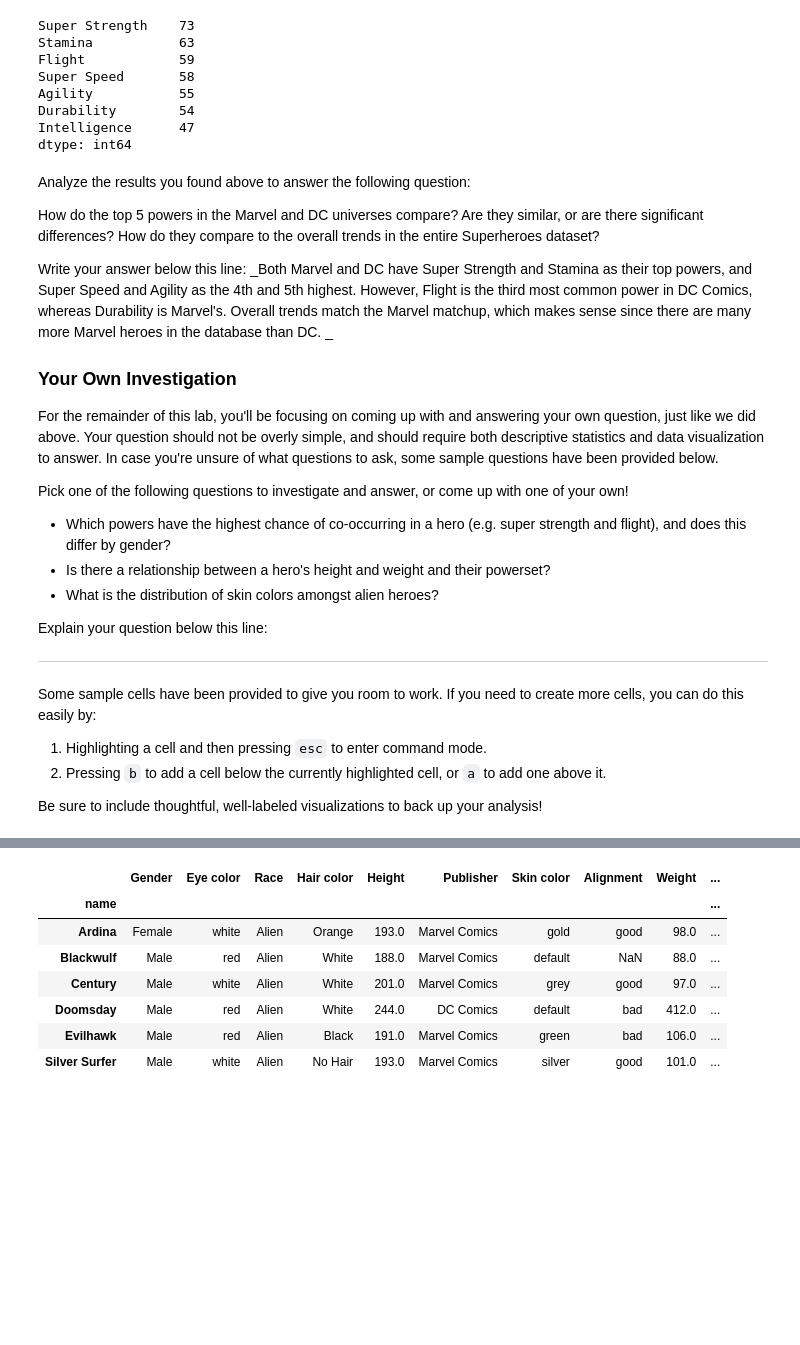
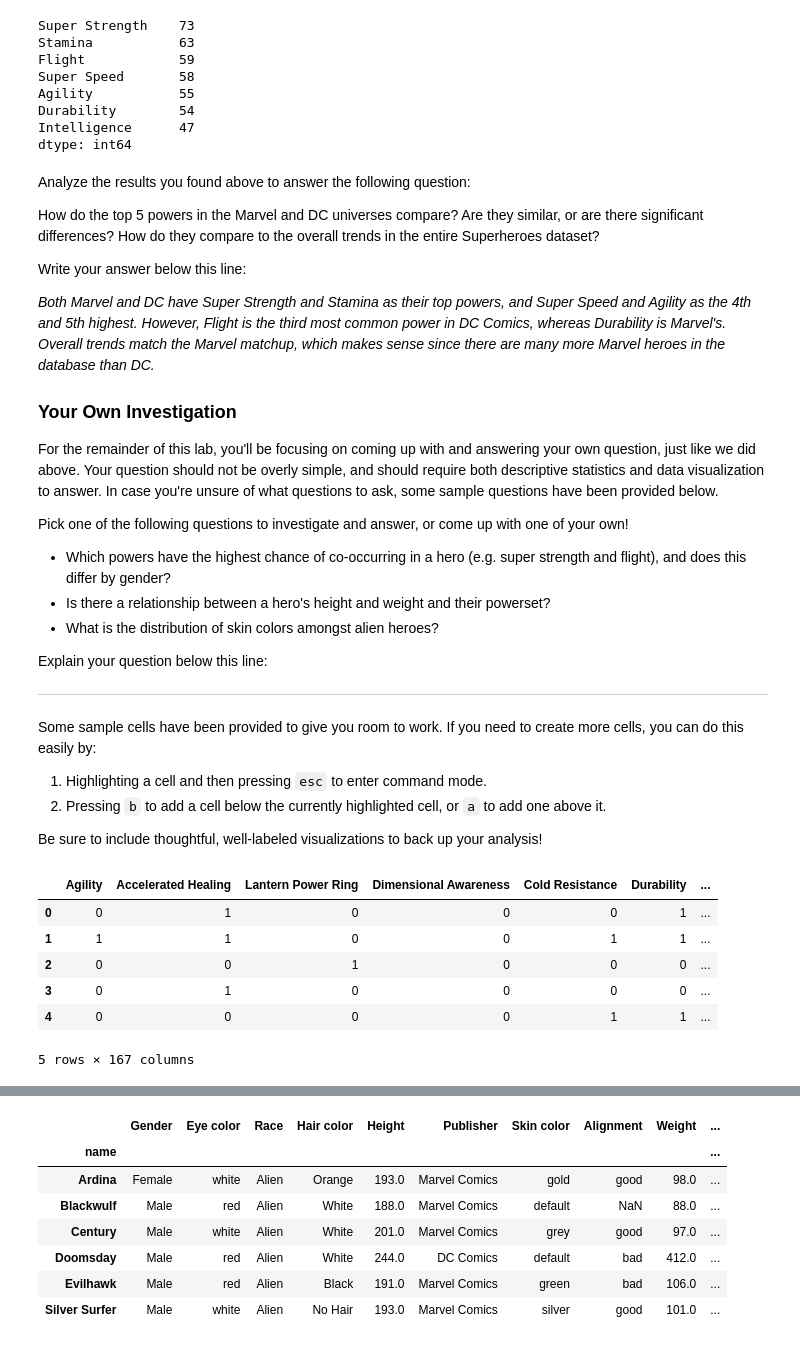
Before and after one commit to climatebrad/dsc-data-cleaning-project-dc-ds-100719, a Jupyter notebook: index-brad.ipynb, the cells around one changed output, grey strips where cells are left out. Saved outputs shown, nothing was run; the diff lists cells and outputs as text; code cells hidden in the pictures; blank space fills up the shorter version.

Commit message:
co-occurring powers matrix

```diff
--- a/index-brad.ipynb
+++ b/index-brad.ipynb
@@ -643,7 +645,8 @@ Analyze the results you found above to answer the following question:
 How do the top 5 powers in the Marvel and DC universes compare?  Are they similar, or are there significant differences? How do they compare to the overall trends in the entire Superheroes dataset?
 
 Write your answer below this line:
-_Both Marvel and DC have Super Strength and Stamina as their top powers, and Super Speed and Agility as the 4th and 5th highest. However, Flight is the third most common power in DC Comics, whereas Durability is Marvel's. Overall trends match the Marvel matchup, which makes sense since there are many more Marvel heroes in the database than DC. _
+
+_Both Marvel and DC have Super Strength and Stamina as their top powers, and Super Speed and Agility as the 4th and 5th highest. However, Flight is the third most common power in DC Comics, whereas Durability is Marvel's. Overall trends match the Marvel matchup, which makes sense since there are many more Marvel heroes in the database than DC._
 
 
 ### Your Own Investigation
@@ -667,3 +670,14 @@ Some sample cells have been provided to give you room to work. If you need to cr
 1. Pressing `b` to add a cell below the currently highlighted cell, or `a` to add one above it.
 
 Be sure to include thoughtful, well-labeled visualizations to back up your analysis!
+# %%
+heropowers_df = merge_df[powers_df.columns].reset_index().drop(columns=['name','hero_names']).astype(int)
+heropowers_df.head()
+# %% [output]
+|  | Agility | Accelerated Healing | Lantern Power Ring | Dimensional Awareness | Cold Resistance | Durability | ... |
+| 0 | 0 | 1 | 0 | 0 | 0 | 1 | ... |
+| 1 | 1 | 1 | 0 | 0 | 1 | 1 | ... |
+| 2 | 0 | 0 | 1 | 0 | 0 | 0 | ... |
+| 3 | 0 | 1 | 0 | 0 | 0 | 0 | ... |
+| 4 | 0 | 0 | 0 | 0 | 1 | 1 | ... |
+5 rows × 167 columns
```
Also changed, not shown: parts of 3 cells of this notebook.
